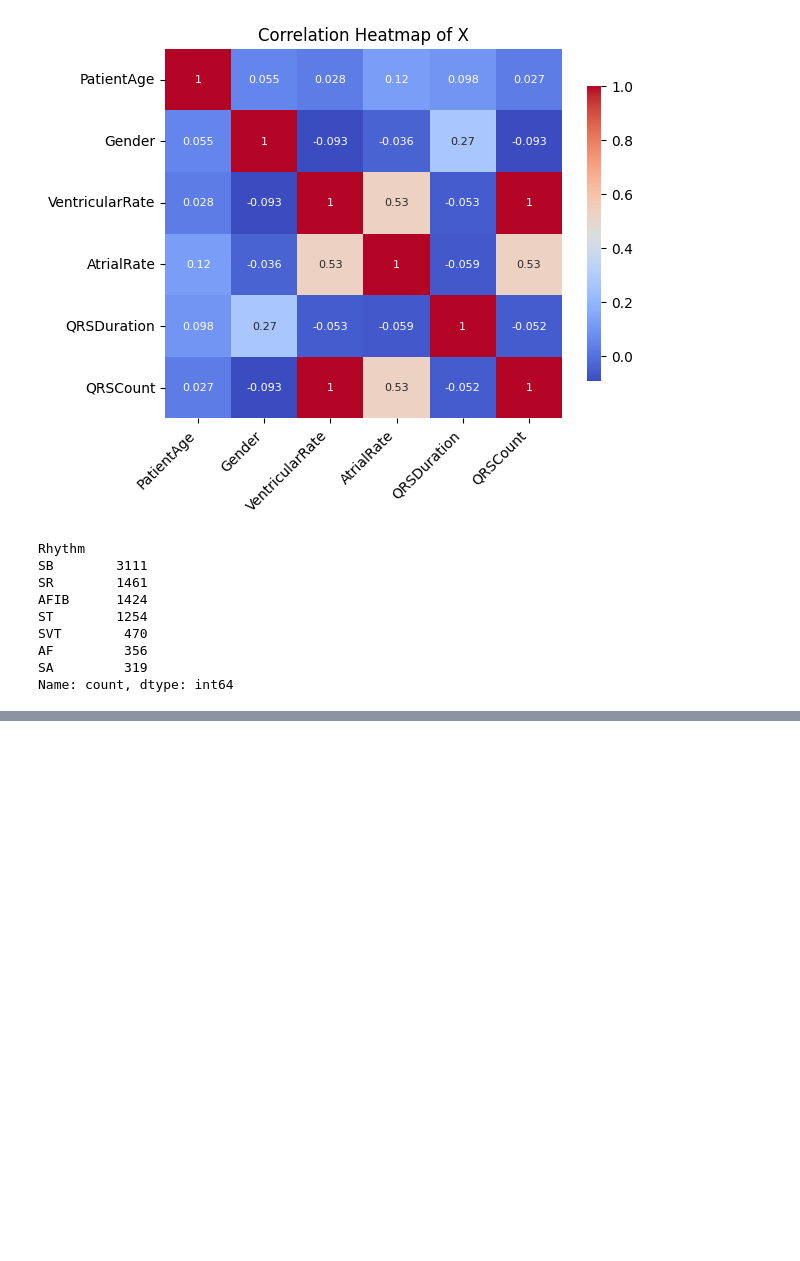
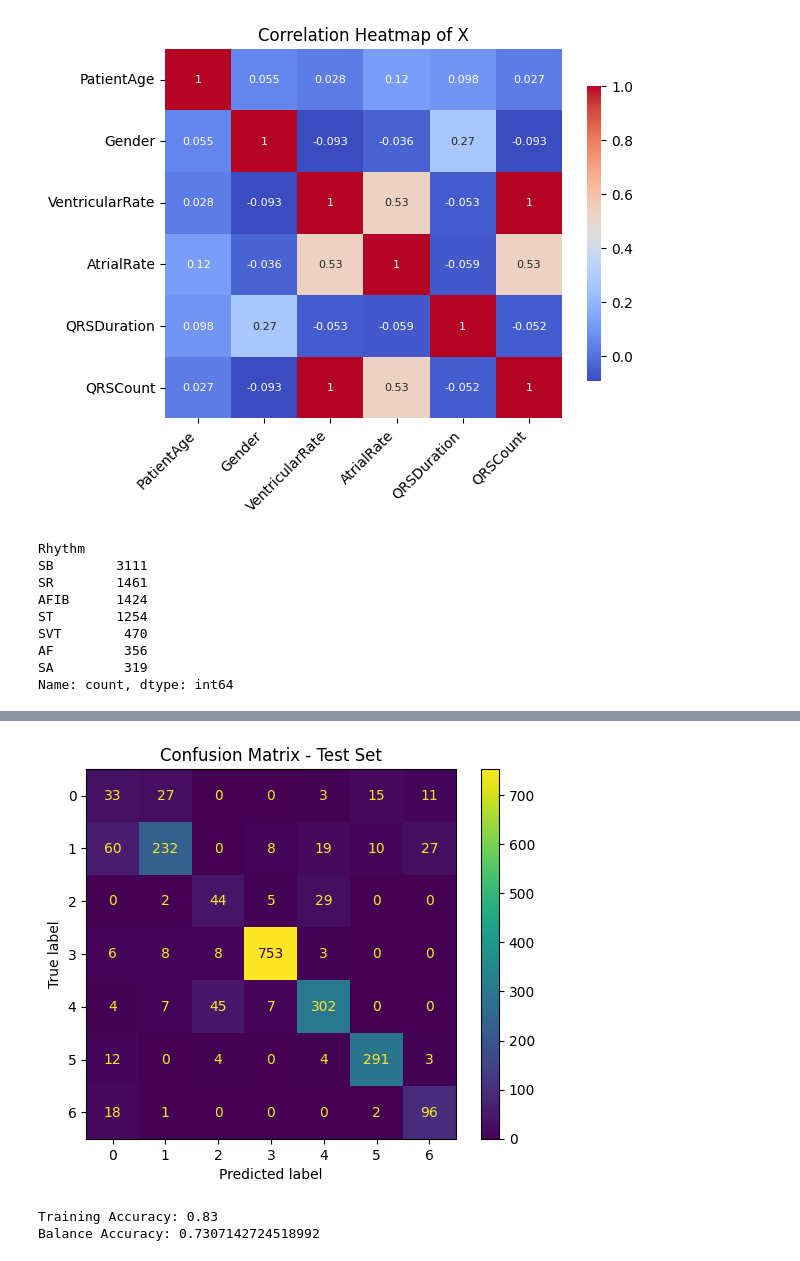
Before and after one commit to mlhbui/ml-ecg, a Jupyter notebook: src/Bui_EKG_ML_Model.ipynb, the cells around one changed output, grey strips where cells are left out. Cells and saved outputs as stored; diff of their text form; code cells hidden in the pictures; blank space fills up the shorter version.

```diff
--- a/src/Bui_EKG_ML_Model.ipynb
+++ b/src/Bui_EKG_ML_Model.ipynb
@@ -567,0 +454,6 @@ print(len(y_test), len(y_pred))
+# %%
+from imblearn.under_sampling import RandomUnderSampler
+
+# Assuming you have X_train_pca and y_train
+under_sampler = RandomUnderSampler(sampling_strategy='auto', random_state=42)
+X_res, y_res = under_sampler.fit_resample(X_train_pca, y_train)
@@ -567,0 +485,28 @@ print(len(y_test), len(y_pred))
+# %%
+from sklearn.neural_network import MLPClassifier
+
+# MLP classifier configuration (found after grid search params)
+hidden_layers = (10, 5)         # 10 input, 5 output neurons
+activation_function = 'relu'    # relu activation function
+batch_size = 32
+learning_change = 'constant'
+learning_rate = 0.01            # learning rate: 0.01
+epochs = 500                    # train for 500 epochs
+random_seed = 0                 # rand number gen seed to start weights
+
+y_res = np.array(y_res, dtype=str)  # Ensure consistent string dtype
+
+# MLP training
+mlp_model = MLPClassifier(hidden_layer_sizes=hidden_layers,
+                    activation=activation_function,
+                    batch_size=batch_size,
+                    learning_rate=learning_change,
+                    learning_rate_init=learning_rate,
+                    random_state=random_seed,
+                    max_iter=epochs)
+
+mlp_model.fit(X_res, y_res)
+
+#mlp_model.fit(X_train_pca, y_train.to_numpy()) # for unbalanced version
+
+print('Model:', mlp_model)
@@ -567,0 +518,7 @@ print(len(y_test), len(y_pred))
+# %%
+from sklearn.metrics import classification_report
+
+# Create the classification report for all classes
+y_pred_mlp = mlp_model.predict(X_test_pca)
+report = classification_report(y_test, y_pred_mlp, labels=np.unique(y_test))
+print(report)
@@ -567,0 +550,10 @@ print(len(y_test), len(y_pred))
+# %%
+# confusion matrix for y_train
+confusion_matrix_plot(y_test, y_pred_mlp, "Confusion Matrix - Test Set")
+# %% [output]
+[figure, added]
+# %%
+accuracies(mlp_model, y_pred_mlp, y_test)
+# %% [output]
+Training Accuracy: 0.83
+Balance Accuracy: 0.7307142724518992
```
Also changed, not shown: parts of 55 cells of this notebook.
